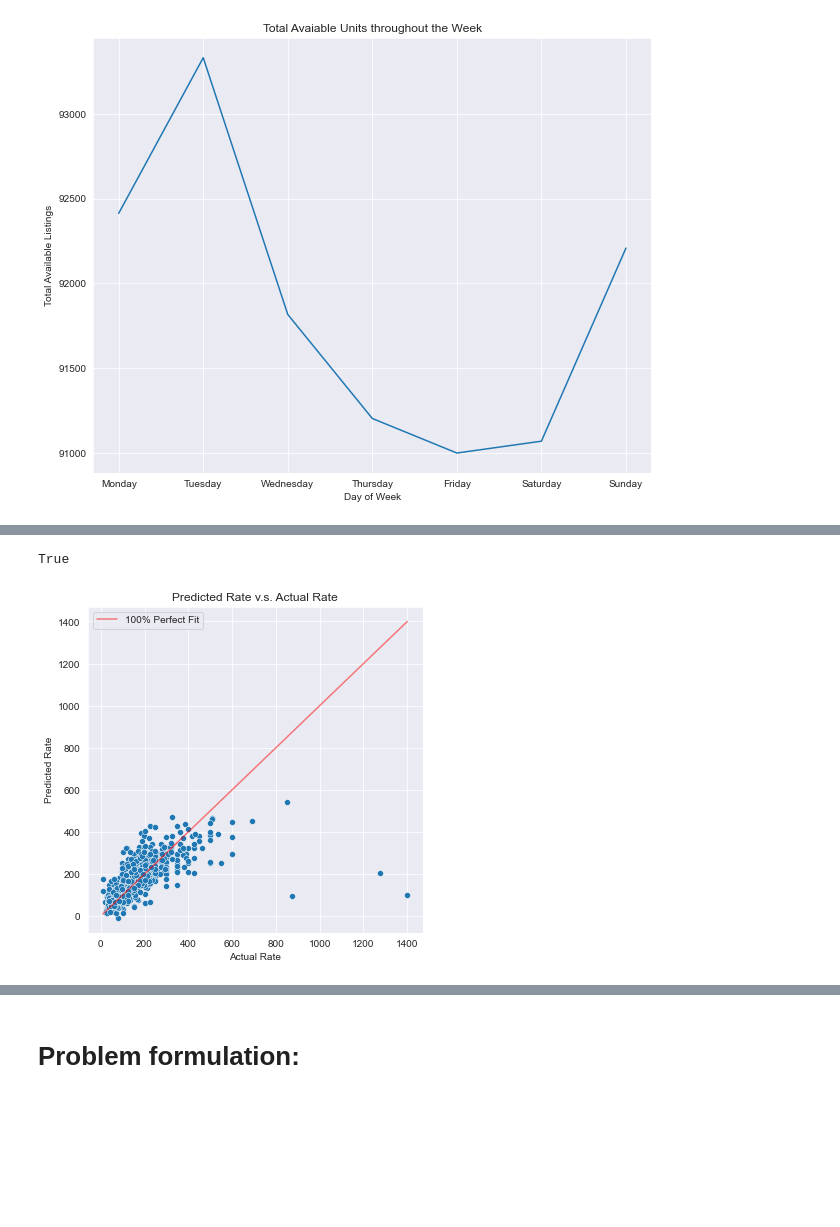
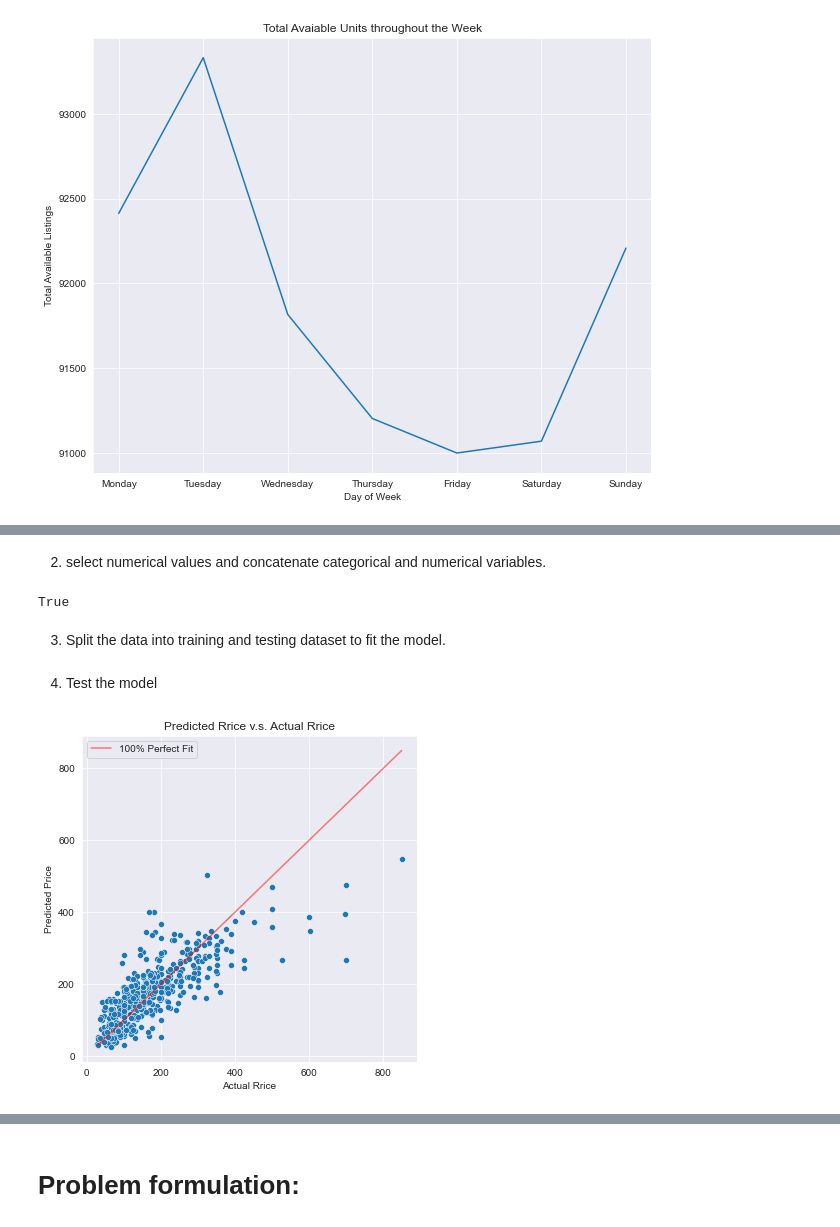
Before and after one commit to Tianyu-Fang/Data-Mining-on-Airbnb-Listings, a Jupyter notebook: dm_project.ipynb, the cells around one changed output, grey strips where cells are left out. Drawn from its saved outputs; the diff is of its cells as text; code cells hidden in the pictures; blank space fills up the shorter version.

```diff
--- a/dm_project.ipynb
+++ b/dm_project.ipynb
@@ -441,12 +725,12 @@ import matplotlib.pyplot as plt
 import matplotlib.dates as mdates
 import seaborn as sns
 
-calendar_jc = calendar_df
-listings_jc = listings_df
-reviews_jc = reviews_df
+calendar_jc = pd.read_csv('calendar.csv')
+listings_jc = pd.read_csv('listings.csv')
+reviews_jc = pd.read_csv('reviews.csv')
 
 calendar_jc.head()
-# # convert date from string to datetime object
-# calendar_jc["date"] = pd.to_datetime(calendar_jc["date"])
-# calendar_jc.date.describe(datetime_is_numeric=True)
+# convert date from string to datetime object
+calendar_jc["date"] = pd.to_datetime(calendar_jc["date"])
+calendar_jc.date.describe(datetime_is_numeric=True)
 # %% [output]
@@ -545,0 +853,4 @@ plt.savefig("available_count_weekly.png")
+# %%
+# convert listing price from string to numeric
+listings_jc["price"]=listings_jc["price"].replace('\$|\,','',regex=True).astype(float)
+listings_jc["price"].describe()
@@ -577,3 +897,5 @@ Name: beds, Length: 3254, dtype: float64
+# %% [markdown]
+2. select numerical values and concatenate categorical and numerical variables.
 # %%
 X_num = listings_rm_nan[["bedrooms","bathrooms","review_scores_rating","beds"]]
 
@@ -583,6 +905,8 @@ X=pd.concat([X_num,X_categorical_dummy_coded],axis=1)
 X.shape[0]==y.shape[0]
 # %% [output]
 True
+# %% [markdown]
+3. Split the data into training and testing dataset to fit the model.
 # %%
 # split X, y to test and train
 from sklearn.model_selection import train_test_split
@@ -603,12 +927,14 @@ linear_model = LinearRegression()
 linear_model.fit(X_train,y_train)
 linear_model.score(X_test,y_test)
 y_test_predicted = linear_model.predict(X_test)
+# %% [markdown]
+4. Test the model
 # %%
 # plot y_test_predict and y_test
 plt.figure(figsize=(6,6))
 ax=sns.scatterplot(y_test,y_test_predicted)
 sns.lineplot(x=y_test,y=y_test,ax=ax,color="r",alpha=0.5, label="100% Perfect Fit")
-ax.set(xlabel="Actual Rate",ylabel="Predicted Rate", title="Predicted Rate v.s. Actual Rate")
-plt.savefig("predicted_rate_vs_actual_rate.png",bbox_inches='tight')
+ax.set(xlabel="Actual Rrice",ylabel="Predicted Price", title="Predicted Rrice v.s. Actual Rrice")
+plt.savefig("predicted_price_vs_actual_price.png",bbox_inches='tight')
 # %% [output]
-[figure, old version]
+[figure, new version]
```
Also changed, not shown: parts of 50 cells of this notebook, 5 other files.
